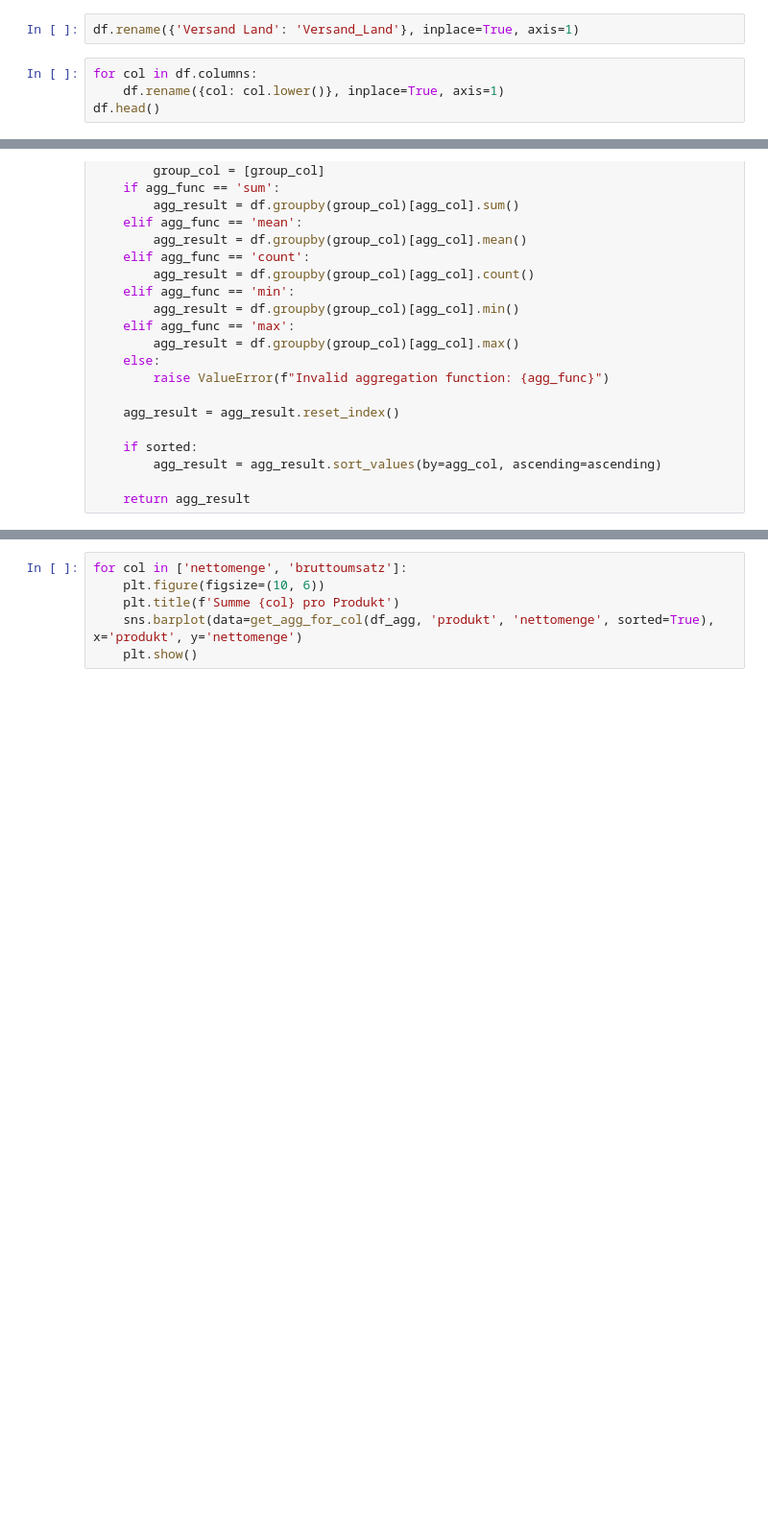
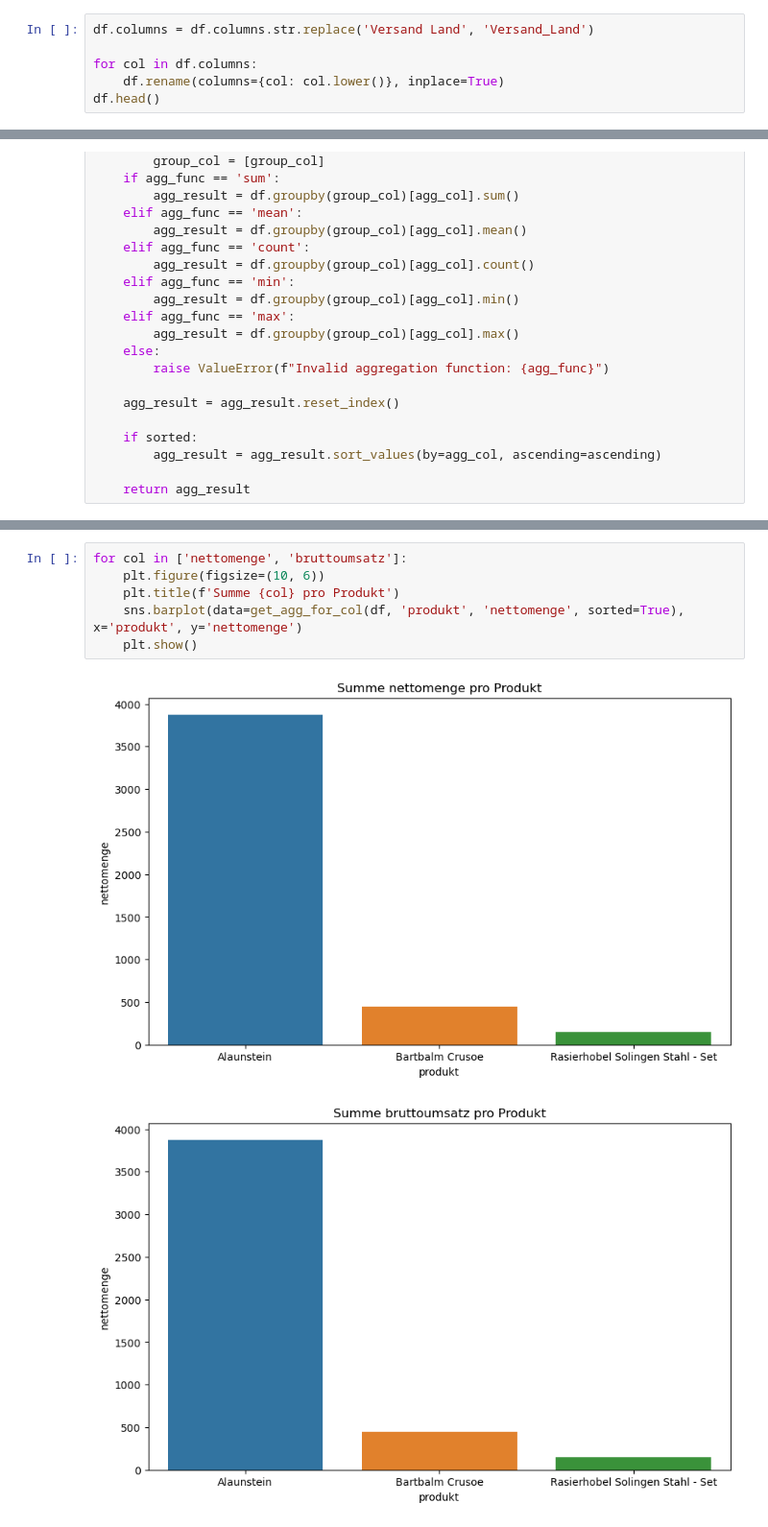
Before and after one commit to FlorianWolff95/DHBW_BI_S24, a Jupyter notebook: ML_Fallstudie_Online_Barber_Shop.ipynb, the cells around one changed output, grey strips where cells are left out. Shown: that part at 96% size. Saved outputs shown, nothing was run; the diff lists cells and outputs as text; blank space fills up the shorter version.

```diff
--- a/ML_Fallstudie_Online_Barber_Shop.ipynb
+++ b/ML_Fallstudie_Online_Barber_Shop.ipynb
@@ -40,6 +69,6 @@ df.head()
-# %%
-df.rename({'Versand Land': 'Versand_Land'}, inplace=True, axis=1)
 # %%
+df.columns = df.columns.str.replace('Versand Land', 'Versand_Land')
+
 for col in df.columns:
-    df.rename({col: col.lower()}, inplace=True, axis=1)
+    df.rename(columns={col: col.lower()}, inplace=True)
 df.head()
@@ -79,7 +137,10 @@ for col in agg_cols:
 # %%
 for col in ['nettomenge', 'bruttoumsatz']:
     plt.figure(figsize=(10, 6))
     plt.title(f'Summe {col} pro Produkt')
-    sns.barplot(data=get_agg_for_col(df_agg, 'produkt', 'nettomenge', sorted=True), x='produkt', y='nettomenge')
+    sns.barplot(data=get_agg_for_col(df, 'produkt', 'nettomenge', sorted=True), x='produkt', y='nettomenge')
     plt.show()
+# %% [output]
+[figure, added]
+[figure, added]
 # %%
```
Also changed, not shown: parts of 17 cells of this notebook.
